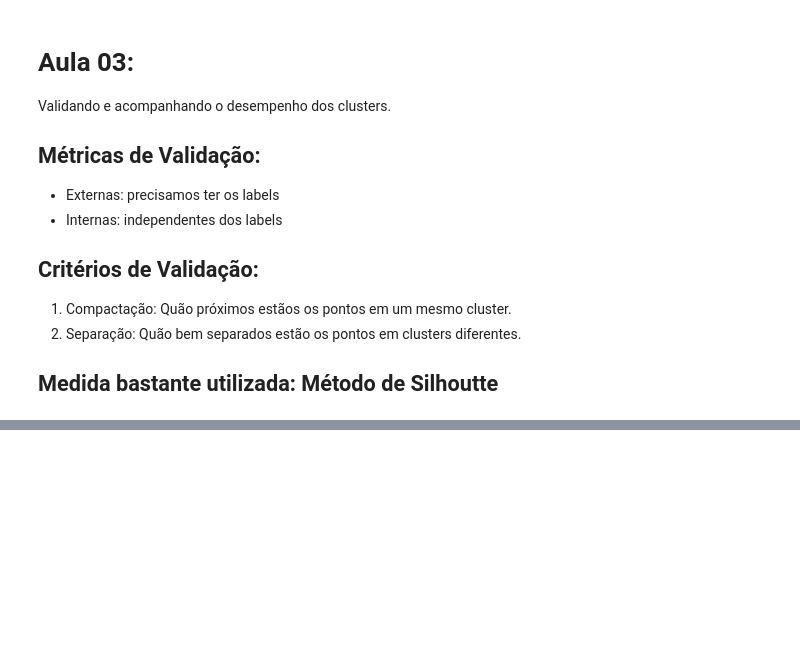
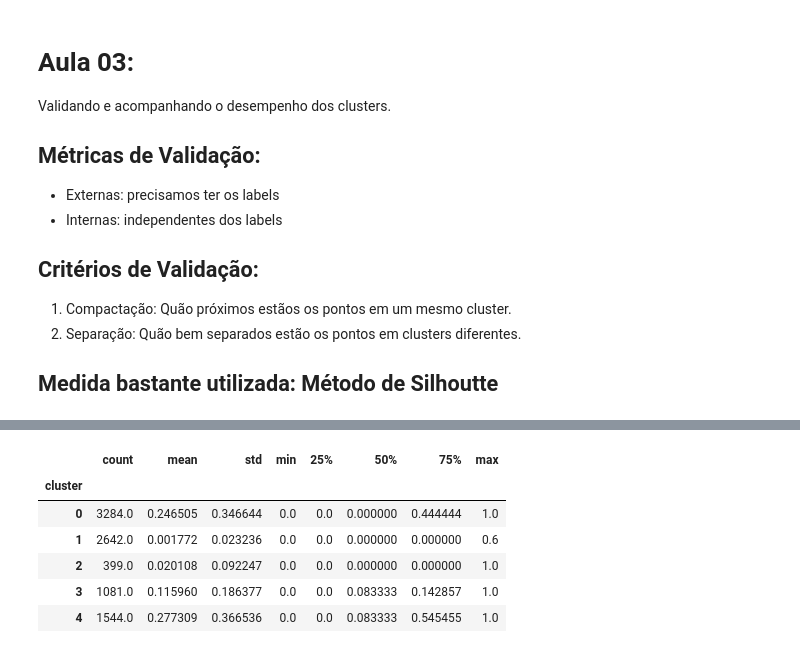
Before and after one commit to arthursgonzaga/Machine-Learning-Studies, a Jupyter notebook: Clustering_Extraindo_Padroes.ipynb, the cells around one changed output, grey strips where cells are left out. Saved outputs shown, nothing was run; the diff lists cells and outputs as text; code cells hidden in the pictures; blank space fills up the shorter version.

```diff
--- a/Clustering_Extraindo_Padroes.ipynb
+++ b/Clustering_Extraindo_Padroes.ipynb
@@ -144,0 +314,10 @@ MemoryError: Unable to allocate 611. MiB for an array with shape (8950, 8950) an
+# %%
+df.groupby("cluster")['PRC_FULL_PAYMENT'].describe()
+# %% [output]
+|  | count | mean | std | min | 25% | 50% | 75% | max |
+| cluster |  |  |  |  |  |  |  |  |
+| 0 | 3284.0 | 0.246505 | 0.346644 | 0.0 | 0.0 | 0.000000 | 0.444444 | 1.0 |
+| 1 | 2642.0 | 0.001772 | 0.023236 | 0.0 | 0.0 | 0.000000 | 0.000000 | 0.6 |
+| 2 | 399.0 | 0.020108 | 0.092247 | 0.0 | 0.0 | 0.000000 | 0.000000 | 1.0 |
+| 3 | 1081.0 | 0.115960 | 0.186377 | 0.0 | 0.0 | 0.083333 | 0.142857 | 1.0 |
+| 4 | 1544.0 | 0.277309 | 0.366536 | 0.0 | 0.0 | 0.083333 | 0.545455 | 1.0 |
```
Also changed, not shown: parts of 26 cells of this notebook, 1 other file.
